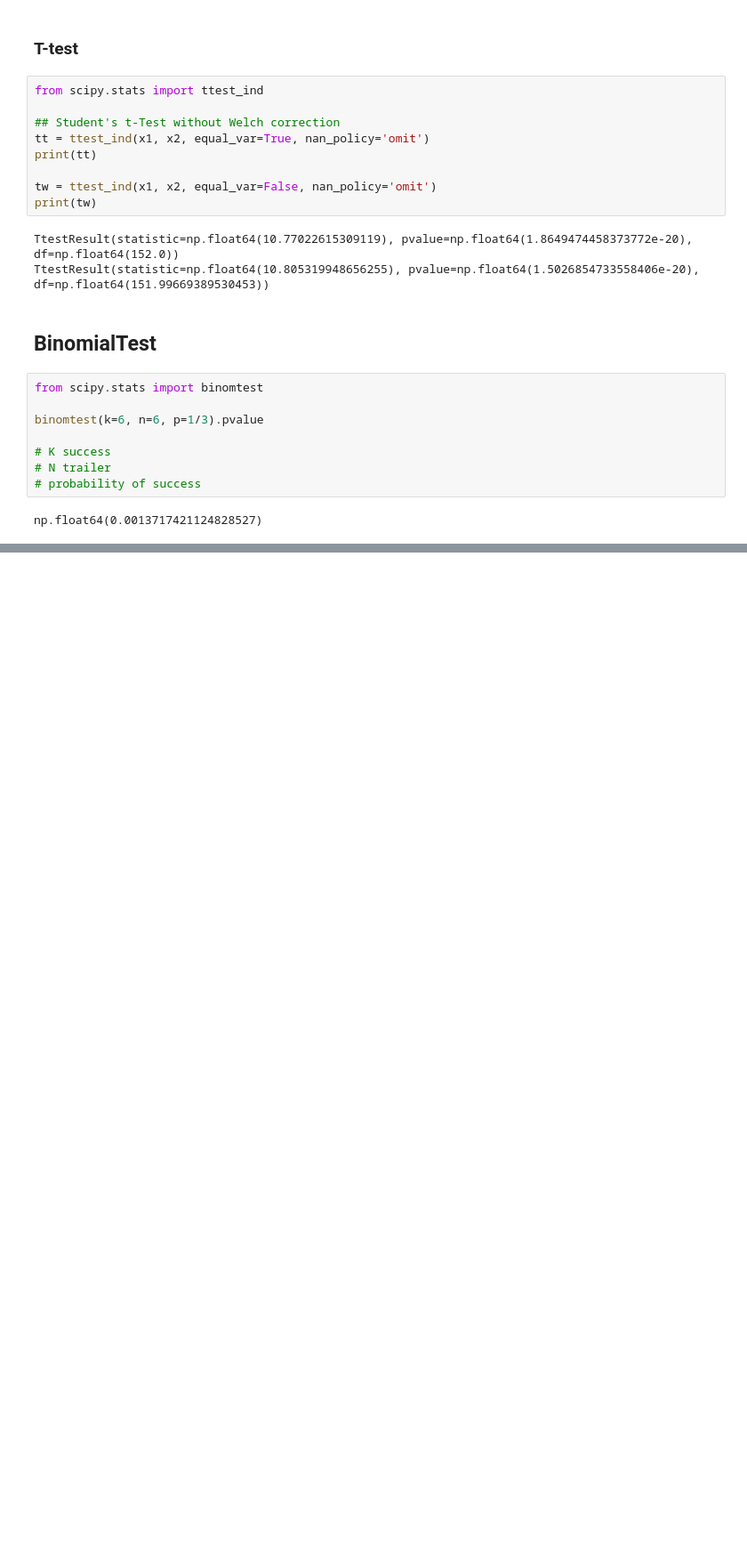
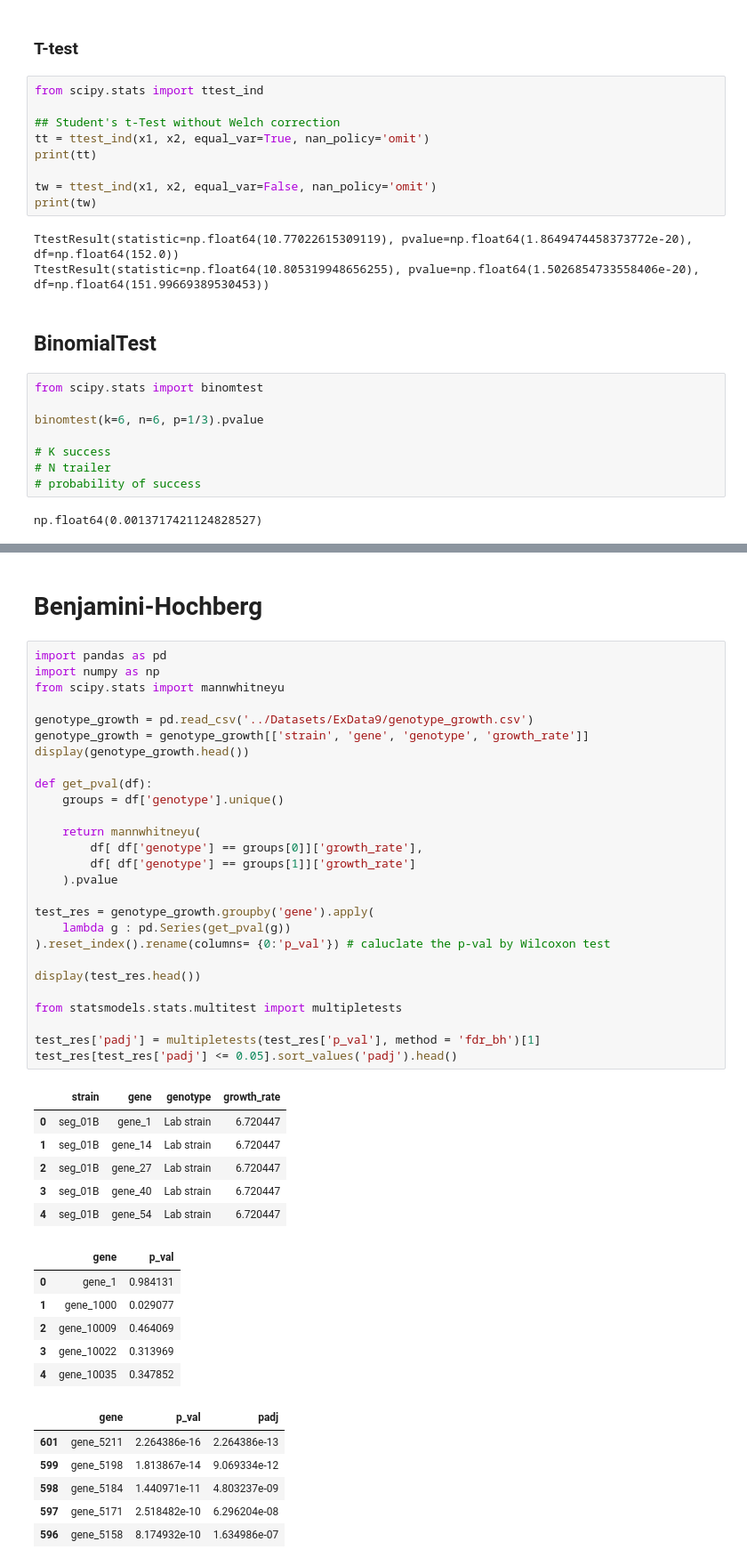
Before and after one commit to ulasuregen/Data-Analysis-and-Visualization-in-Python, a Jupyter notebook: Exercises/generalNotes.ipynb, the cells around one changed output, grey strips where cells are left out. Shown at 89% size. Saved outputs shown, nothing was run; the diff lists cells and outputs as text; blank space fills up the shorter version.

```diff
--- a/Exercises/generalNotes.ipynb
+++ b/Exercises/generalNotes.ipynb
@@ -942,0 +991,48 @@ np.float64(0.0013717421124828527)
+# %% [markdown]
+# Benjamini-Hochberg
+# %%
+import pandas as pd
+import numpy as np
+from scipy.stats import mannwhitneyu
+
+genotype_growth = pd.read_csv('../Datasets/ExData9/genotype_growth.csv')
+genotype_growth = genotype_growth[['strain', 'gene', 'genotype', 'growth_rate']]
+display(genotype_growth.head())
+
+def get_pval(df):
+    groups = df['genotype'].unique()
+
+    return mannwhitneyu(
+        df[ df['genotype'] == groups[0]]['growth_rate'],
+        df[ df['genotype'] == groups[1]]['growth_rate']
+    ).pvalue
+
+test_res = genotype_growth.groupby('gene').apply(
+    lambda g : pd.Series(get_pval(g))
+).reset_index().rename(columns= {0:'p_val'}) # caluclate the p-val by Wilcoxon test
+
+display(test_res.head())
+
+from statsmodels.stats.multitest import multipletests
+
+test_res['padj'] = multipletests(test_res['p_val'], method = 'fdr_bh')[1]
+test_res[test_res['padj'] <= 0.05].sort_values('padj').head()
+# %% [output]
+|  | strain | gene | genotype | growth_rate |
+| 0 | seg_01B | gene_1 | Lab strain | 6.720447 |
+| 1 | seg_01B | gene_14 | Lab strain | 6.720447 |
+| 2 | seg_01B | gene_27 | Lab strain | 6.720447 |
+| 3 | seg_01B | gene_40 | Lab strain | 6.720447 |
+| 4 | seg_01B | gene_54 | Lab strain | 6.720447 |
+|  | gene | p_val |
+| 0 | gene_1 | 0.984131 |
+| 1 | gene_1000 | 0.029077 |
+| 2 | gene_10009 | 0.464069 |
+| 3 | gene_10022 | 0.313969 |
+| 4 | gene_10035 | 0.347852 |
+|  | gene | p_val | padj |
+| 601 | gene_5211 | 2.264386e-16 | 2.264386e-13 |
+| 599 | gene_5198 | 1.813867e-14 | 9.069334e-12 |
+| 598 | gene_5184 | 1.440971e-11 | 4.803237e-09 |
+| 597 | gene_5171 | 2.518482e-10 | 6.296204e-08 |
+| 596 | gene_5158 | 8.174932e-10 | 1.634986e-07 |
```
Also changed, not shown: parts of 7 cells of this notebook, 11 other files.
